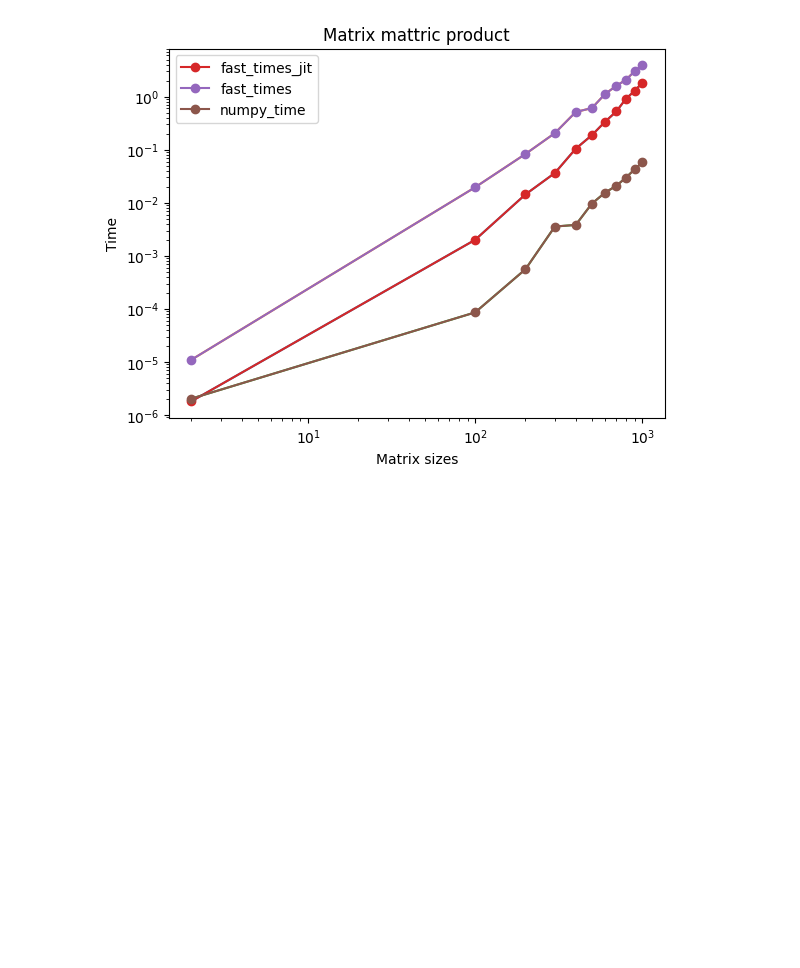
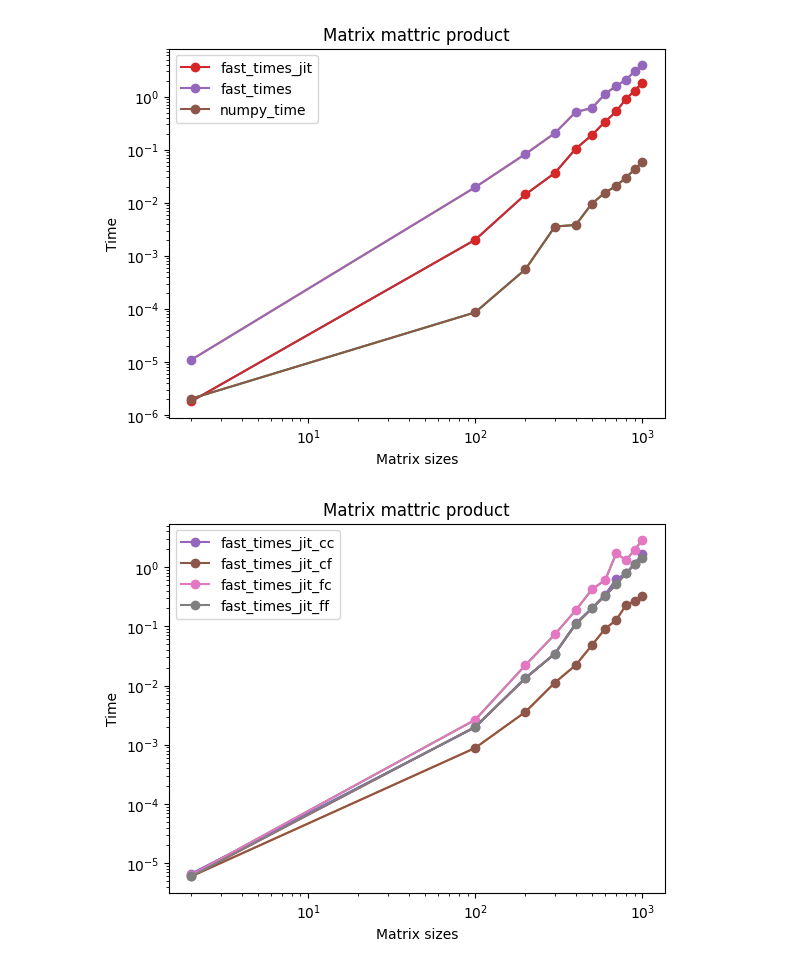
Before and after one commit to iwmysihyhe/Travel-guide, a Jupyter notebook: Untitled0.ipynb, the cells around one changed output. Drawn from its saved outputs; the diff is of its cells as text; code cells hidden in the pictures; blank space fills up the shorter version.

```diff
--- a/Untitled0.ipynb
+++ b/Untitled0.ipynb
@@ -156,9 +156,9 @@ def fast_matrix_product_jit(mat1, mat2):
     assert mat1.shape[1] == mat2.shape[0]
     result = np.zeros((mat1.shape[0], mat2.shape[1]), dtype=mat1.dtype)
 
-    for i in range(mat1.shape[0]):
-        for j in range(mat2.shape[1]):
-            result[i, j] = np.dot(mat1[i, :], mat2[:, j])
+    for r in range(mat1.shape[0]):
+        for c in range(mat2.shape[1]):
+            result[r, c] = np.dot(mat1[r, :], mat2[:, c])
 
     return result
 matrix1 = np.random.rand(3, 3)
@@ -211,3 +211,48 @@ plt.title("Matrix mattric product")
 plt.savefig("myplot.pdf")
 # %% [output]
 [figure]
+# %%
+import numpy as np
+import matplotlib.pylab as plt
+matrix_size = [2, 100, 200, 300, 400, 500, 600, 700, 800, 900, 1000]
+
+fast_times_jit_cc = []
+fast_times_jit_cf = []
+fast_times_jit_fc = []
+fast_times_jit_ff = []
+
+for n in matrix_size:
+  test_mat1_c = np.random.rand(n,n)
+  test_mat2_c = np.random.rand(n,n)
+  test_mat1_f = np.asfortranarray(test_mat1_c)
+  test_mat2_f = np.asfortranarray(test_mat2_c)
+
+  t_fast_jit_cc = %timeit -o -q fast_matrix_product_jit(test_mat1_c, test_mat2_c)
+  t_fast_jit_cf = %timeit -o -q fast_matrix_product_jit(test_mat1_c, test_mat2_f)
+  t_fast_jit_fc = %timeit -o -q fast_matrix_product_jit(test_mat1_f, test_mat2_c)
+  t_fast_jit_ff = %timeit -o -q fast_matrix_product_jit(test_mat1_f, test_mat2_f)
+  fast_times_jit_cc.append(t_fast_jit_cc.average)
+  fast_times_jit_cf.append(t_fast_jit_cf.average)
+  fast_times_jit_fc.append(t_fast_jit_fc.average)
+  fast_times_jit_ff.append(t_fast_jit_ff.average)
+
+
+
+
+plt.loglog(matrix_size, fast_times_jit_cc)
+plt.loglog(matrix_size, fast_times_jit_cf)
+plt.loglog(matrix_size, fast_times_jit_fc)
+plt.loglog(matrix_size, fast_times_jit_ff)
+
+plt.plot(matrix_size, fast_times_jit_cc, 'o-', label="fast_times_jit_cc")
+plt.plot(matrix_size, fast_times_jit_cf, 'o-', label="fast_times_jit_cf")
+plt.plot(matrix_size, fast_times_jit_fc, 'o-', label="fast_times_jit_fc")
+plt.plot(matrix_size, fast_times_jit_ff, 'o-', label="fast_times_jit_ff")
+plt.legend()
+
+plt.xlabel("Matrix sizes")
+plt.ylabel("Time")
+plt.title("Matrix mattric product")
+plt.savefig("myplot.pdf")
+# %% [output]
+[figure, added]
```
Also changed, not shown: parts of 2 cells of this notebook.
